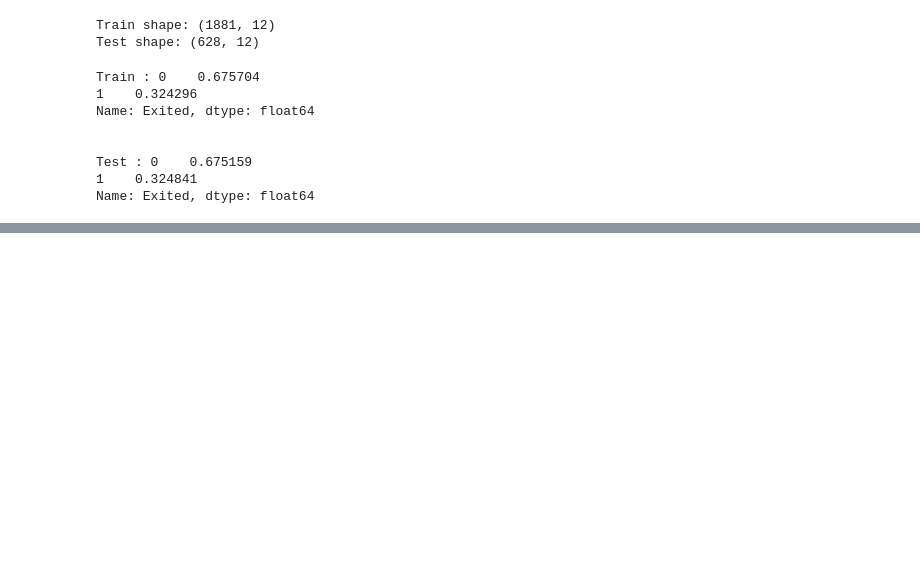
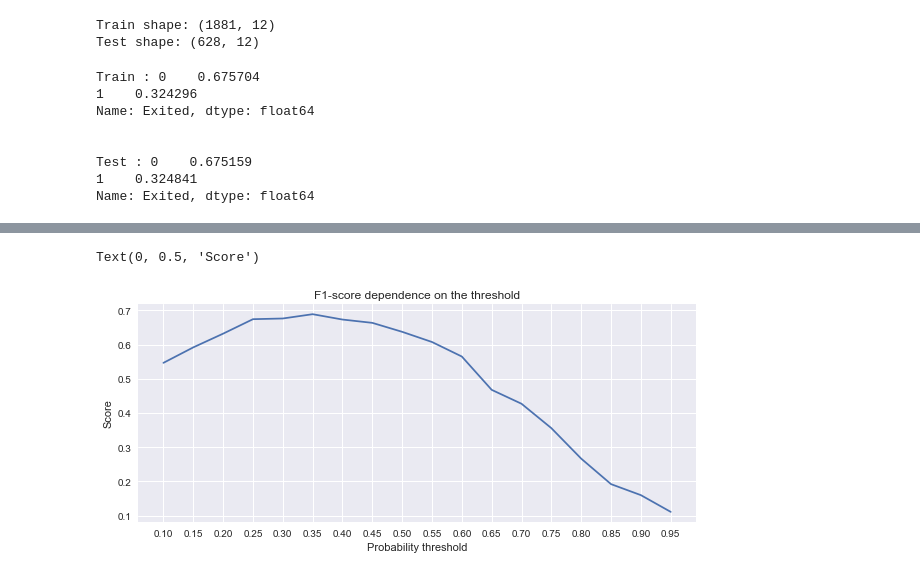
Before and after one commit to d3enjan/sf_data_science, a Jupyter notebook: skillfactory/ML-3. Обучение с учителем классификация/4. Логистическая регрессия. Практика.ipynb, the cells around one changed output, grey strips where cells are left out. Cells and saved outputs as stored; diff of their text form; code cells hidden in the pictures; blank space fills up the shorter version.

```diff
--- a/skillfactory/ML-3. Обучение с учителем классификация/4. Логистическая регрессия. Практика.ipynb
+++ b/skillfactory/ML-3. Обучение с учителем классификация/4. Логистическая регрессия. Практика.ipynb
@@ -170,0 +224,9 @@ Name: Exited, dtype: float64
+# %%
+log_reg_poly = linear_model.LogisticRegression(solver='sag', random_state=42, max_iter=1000)
+log_reg_poly.fit(X_train_poly, y_train)
+
+y_train_poly_predict = log_reg_poly.predict(X_train_poly)
+y_test_poly_predict = log_reg_poly.predict(X_test_poly)
+
+print('Train F1:{:.2f}'.format(metrics.f1_score(y_train, y_train_poly_predict)))
+print('Test F1:{:.2f}'.format(metrics.f1_score(y_test, y_test_poly_predict)))
@@ -170,0 +251,37 @@ Name: Exited, dtype: float64
+# %%
+#Считаем вероятности наличия диабета для каждого из пациентов
+#Нас интересует только вероятность класса (второй столбец)
+y_proba_pred = log_reg_poly.predict_proba(X_test_poly)[:, 1]
+#Для удобства завернём numpy-массив в Pandas Series
+y_proba_pred = pd.Series(y_proba_pred)
+#Создадим списки, в которых будем хранить значения метрик
+recall_scores = []
+precision_scores = []
+f1_scores = []
+#Сгенерируем набор вероятностных порогов в диапазоне от 0.1 до 1
+thresholds = np.arange(0.1, 1, 0.05)
+#В цикле будем перебирать сгенерированные пороги
+for threshold in thresholds:
+    #Пациентов, для которых вероятность наличия диабета > threshold, относим к классу 1
+    #В противном случае — к классу 0
+    y_pred = y_proba_pred.apply(lambda x: 1 if x>threshold else 0)
+    #Считаем метрики и добавляем их в списки
+    recall_scores.append(metrics.recall_score(y, y_pred))
+    precision_scores.append(metrics.precision_score(y, y_pred))
+    f1_scores.append(metrics.f1_score(y, y_pred))
+# %%
+y_test_proba_pred = pd.Series(log_reg_poly.predict_proba(X_test_poly)[:, 1])
+f1_scores = []
+thresholds = np.arange(0.1, 1, 0.05)
+for threshold in thresholds:
+    y_test_pred_poly = y_test_proba_pred.apply(lambda x: 1 if x > threshold else 0)
+    f1_scores.append(metrics.f1_score(y_test, y_test_pred_poly))
+fig, ax = plt.subplots(figsize=(10, 4))
+ax.plot(thresholds, f1_scores, label='F1')
+ax.set_title('F1-score dependence on the threshold')
+ax.set_xticks(thresholds)
+ax.set_xlabel('Probability threshold')
+ax.set_ylabel('Score')
+# %% [output]
+Text(0, 0.5, 'Score')
+[figure, added]
```
Also changed, not shown: parts of 8 cells of this notebook.
